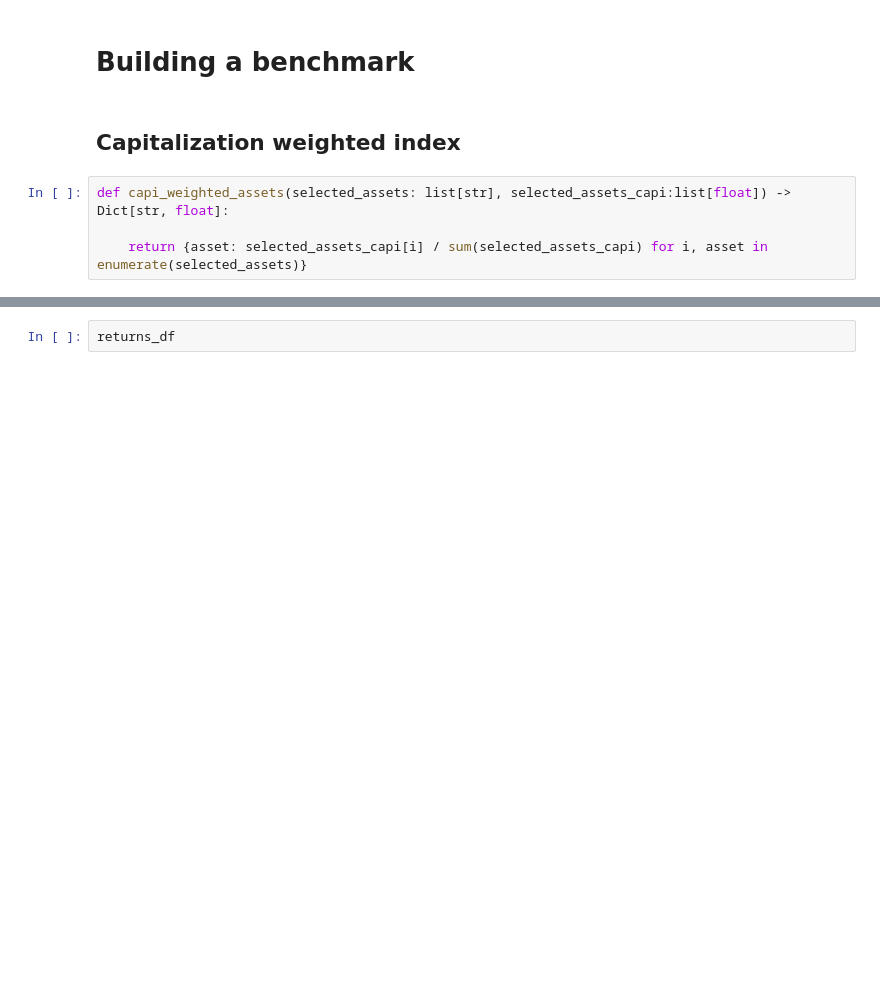
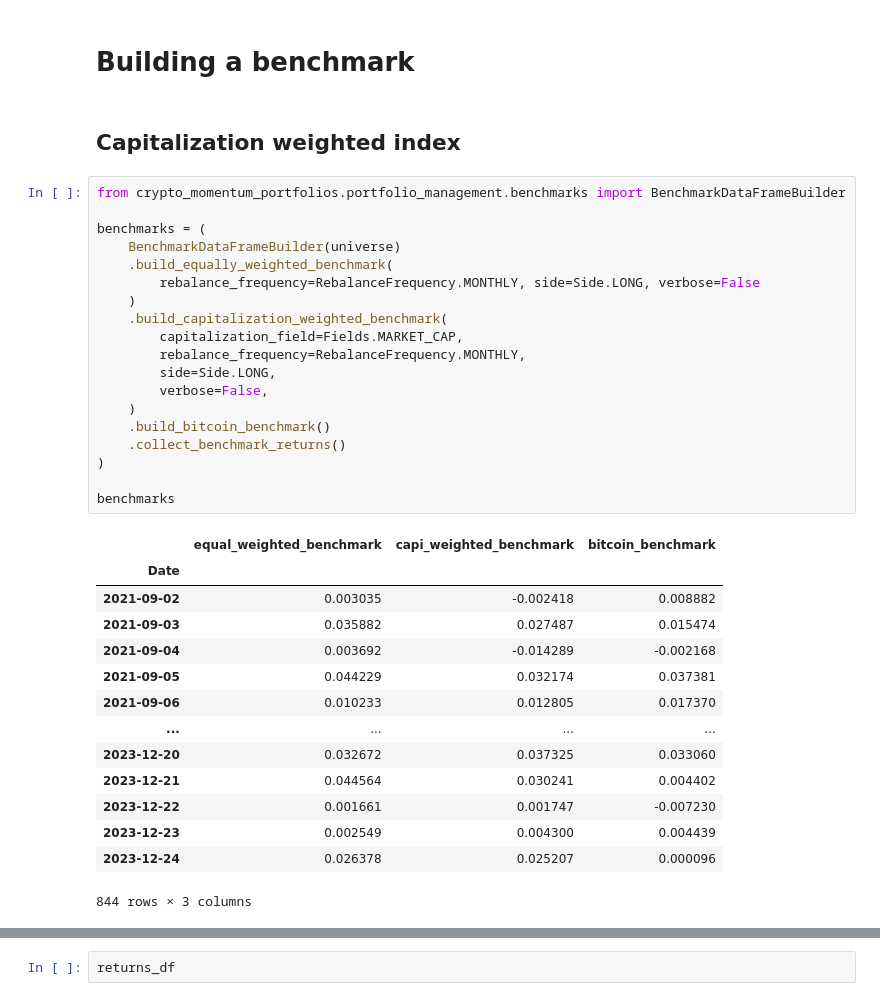
Before and after one commit to BaptisteZloch/Crypto-momentum-portfolios, a Jupyter notebook: src/crypto-momentum-cross-sectional.ipynb, the cells around one changed output, grey strips where cells are left out. Drawn from its saved outputs; the diff is of its cells as text; blank space fills up the shorter version.

```diff
--- a/src/crypto-momentum-cross-sectional.ipynb
+++ b/src/crypto-momentum-cross-sectional.ipynb
@@ -85,7 +68,37 @@ For asset $k$ at time $i$ given $n$ asset in the portfolio.
 # Building a benchmark
 # %% [markdown]
 ## Capitalization weighted index
-# %%
-def capi_weighted_assets(selected_assets: list[str], selected_assets_capi:list[float]) -> Dict[str, float]:
-
-    return {asset: selected_assets_capi[i] / sum(selected_assets_capi) for i, asset in enumerate(selected_assets)}
+# %%
+from crypto_momentum_portfolios.portfolio_management.benchmarks import BenchmarkDataFrameBuilder
+
+benchmarks = (
+    BenchmarkDataFrameBuilder(universe)
+    .build_equally_weighted_benchmark(
+        rebalance_frequency=RebalanceFrequency.MONTHLY, side=Side.LONG, verbose=False
+    )
+    .build_capitalization_weighted_benchmark(
+        capitalization_field=Fields.MARKET_CAP,
+        rebalance_frequency=RebalanceFrequency.MONTHLY,
+        side=Side.LONG,
+        verbose=False,
+    )
+    .build_bitcoin_benchmark()
+    .collect_benchmark_returns()
+)
+
+benchmarks
+# %% [output]
+|  | equal_weighted_benchmark | capi_weighted_benchmark | bitcoin_benchmark |
+| Date |  |  |  |
+| 2021-09-02 | 0.003035 | -0.002418 | 0.008882 |
+| 2021-09-03 | 0.035882 | 0.027487 | 0.015474 |
+| 2021-09-04 | 0.003692 | -0.014289 | -0.002168 |
+| 2021-09-05 | 0.044229 | 0.032174 | 0.037381 |
+| 2021-09-06 | 0.010233 | 0.012805 | 0.017370 |
+| ... | ... | ... | ... |
+| 2023-12-20 | 0.032672 | 0.037325 | 0.033060 |
+| 2023-12-21 | 0.044564 | 0.030241 | 0.004402 |
+| 2023-12-22 | 0.001661 | 0.001747 | -0.007230 |
+| 2023-12-23 | 0.002549 | 0.004300 | 0.004439 |
+| 2023-12-24 | 0.026378 | 0.025207 | 0.000096 |
+844 rows × 3 columns
```
Also changed, not shown: parts of 15 cells of this notebook, 10 other files.
